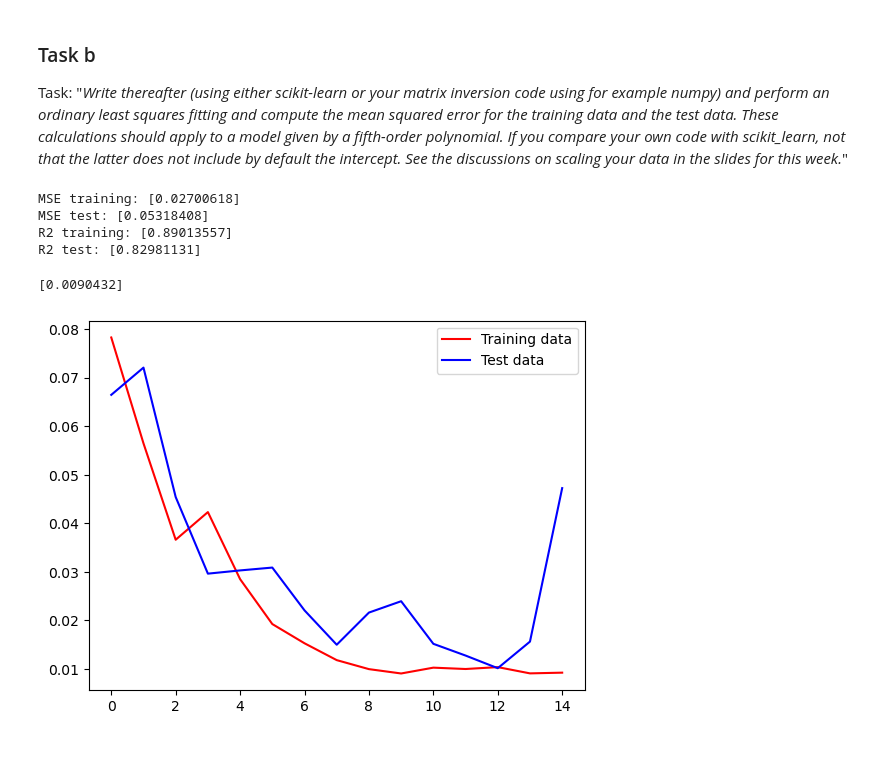
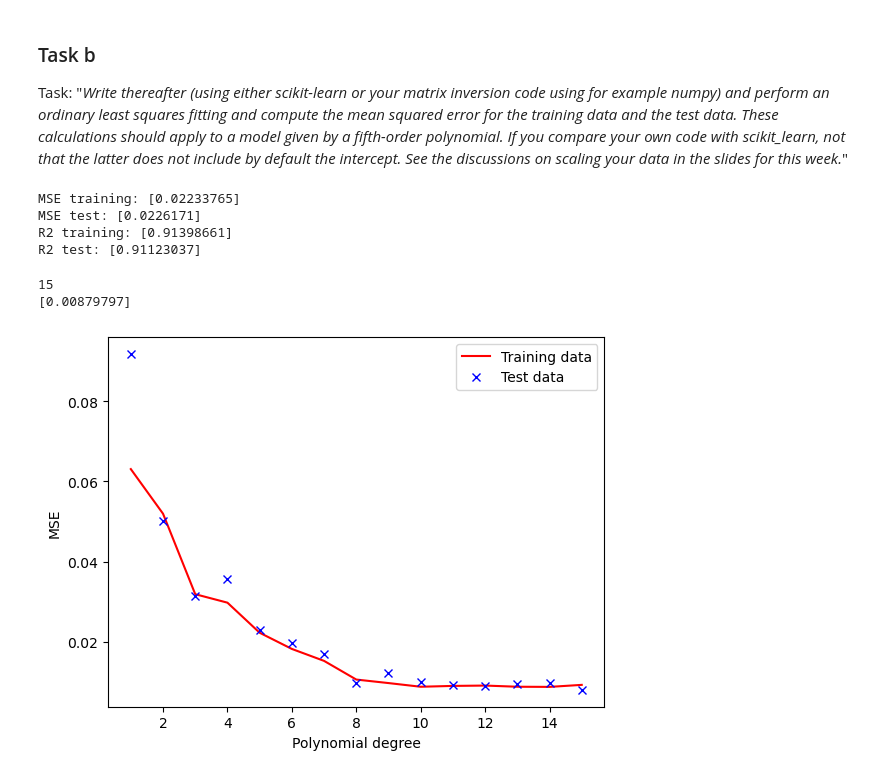
Before and after one commit to haraldtv/FYS-STK4155, a Jupyter notebook: week35/week_35.ipynb, the cells around one changed output. Saved outputs shown, nothing was run; the diff lists cells and outputs as text; code cells hidden in the pictures.

```diff
--- a/week35/week_35.ipynb
+++ b/week35/week_35.ipynb
@@ -169,11 +169,11 @@ from sklearn.preprocessing import PolynomialFeatures
 from sklearn.pipeline import make_pipeline
 from sklearn.linear_model import LinearRegression
 
-poly2 = PolynomialFeatures(degree=2, include_bias=False)
-poly_features = poly2.fit_transform(x.reshape(-1, 1))
+poly2 = PolynomialFeatures(degree=2)
+polynomial_f = poly2.fit_transform(x.reshape(-1, 1))
 lin_reg = LinearRegression()
-lin_reg.fit(poly_features, y)
-y_predicted = lin_reg.predict(poly_features)
+lin_reg.fit(polynomial_f, y)
+y_predicted = lin_reg.predict(polynomial_f)
 
 print(lin_reg.coef_)
 print(lin_reg.intercept_)
@@ -181,7 +181,7 @@ beta_sk = lin_reg.coef_[0]
 
 x_plot = x_plt
 
-f = x_plot**2 * beta_sk[1] + x_plot * beta_sk[0] + lin_reg.intercept_
+f = x_plot**2 * beta_sk[2] + x_plot * beta_sk[1] + lin_reg.intercept_
 
 fig, ax = plt.subplots()
 
@@ -250,7 +250,7 @@ Custom R2 function: [0.99583914]
 # Exercise 3
 # %%
 np.random.seed()
-n = 100
+n = 600
 # Make data set.
 x = np.linspace(-3, 3, n).reshape(-1, 1)
 y = np.exp(-x**2) + 1.5 * np.exp(-(x-2)**2)+ np.random.normal(0, 0.1, x.shape)
@@ -278,7 +281,11 @@ plt.show()
 Task: "_Write thereafter (using either scikit-learn or your matrix inversion code using for example numpy) and perform an ordinary least squares fitting and compute the mean squared error for the training data and the test data. These calculations should apply to a model given by a fifth-order polynomial. If you compare your own code with scikit_learn, not that the latter does not include by default the intercept. See the discussions on scaling your data in the slides for this week._"
 # %%
 # Custom function for regression for an n degree polynomial
-def regression(x, y, degree):
+from sklearn.preprocessing import StandardScaler
+
+def regression(x, y, degree, scaler=False):
+    if scaler:
+        scale = StandardScaler()
     if np.ndim(x) == 1:
         x = x.flatten()
         X = np.vander(x, degree+1)
@@ -307,34 +314,39 @@ print("MSE test: " + str(mse_test))
 print("R2 training: " + str(r2_train))
 print("R2 test: " + str(r2_test))
 # %% [output]
-MSE training: [0.02700618]
-MSE test: [0.05318408]
-R2 training: [0.89013557]
-R2 test: [0.82981131]
+MSE training: [0.02233765]
+MSE test: [0.0226171]
+R2 training: [0.91398661]
+R2 test: [0.91123037]
 # %%
 def regression_comparison(x, y, degree):
     mse_train = []
     mse_test = []
 
     for i in range(1, degree+1):
         X = np.vander(x.flatten(), i+1)
         X_train, X_test, y_train, y_test = train_test_split(X, y, test_size=0.25)
-        beta, ytilde_train = regression(X_train,y_train,i+1)
+        beta, ytilde_train = regression(X_train,y_train,i+1, scaler=False)
         mse_train.append(fun_mse(y_train, ytilde_train))
         y_pred = X_test@beta
         mse_test.append(fun_mse(y_test, y_pred))
 
     return mse_train, mse_test
 
 train, test = regression_comparison(x,y,15)
+print(len(train))
 print(min(train))
 # print(np.where(train == min(train)))
 fig, ax = plt.subplots()
+x_plotting = np.arange(1,len(train)+1,1)
 
-ax.plot(train, "r-", label="Training data")
-ax.plot(test, "b-", label="Test data")
+ax.plot(x_plotting, train, "r-", label="Training data")
+ax.plot(x_plotting, test, "bx", label="Test data")
+ax.set_xlabel("Polynomial degree")
+ax.set_ylabel("MSE")
 ax.legend()
 plt.show()
 # %% [output]
-[0.0090432]
+15
+[0.00879797]
-[figure, old version]
+[figure, new version]
```
Also changed, not shown: parts of 8 cells of this notebook.
